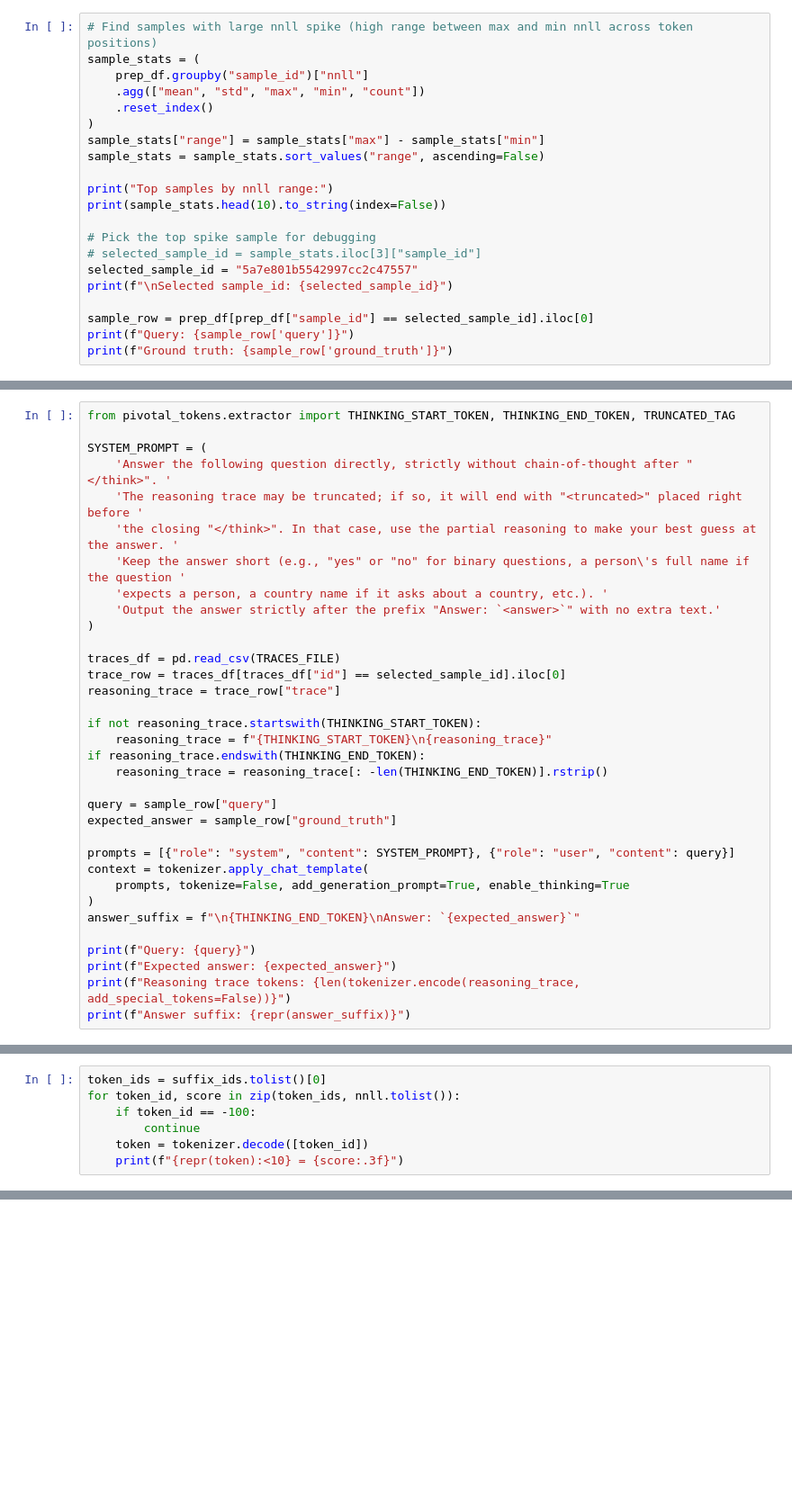
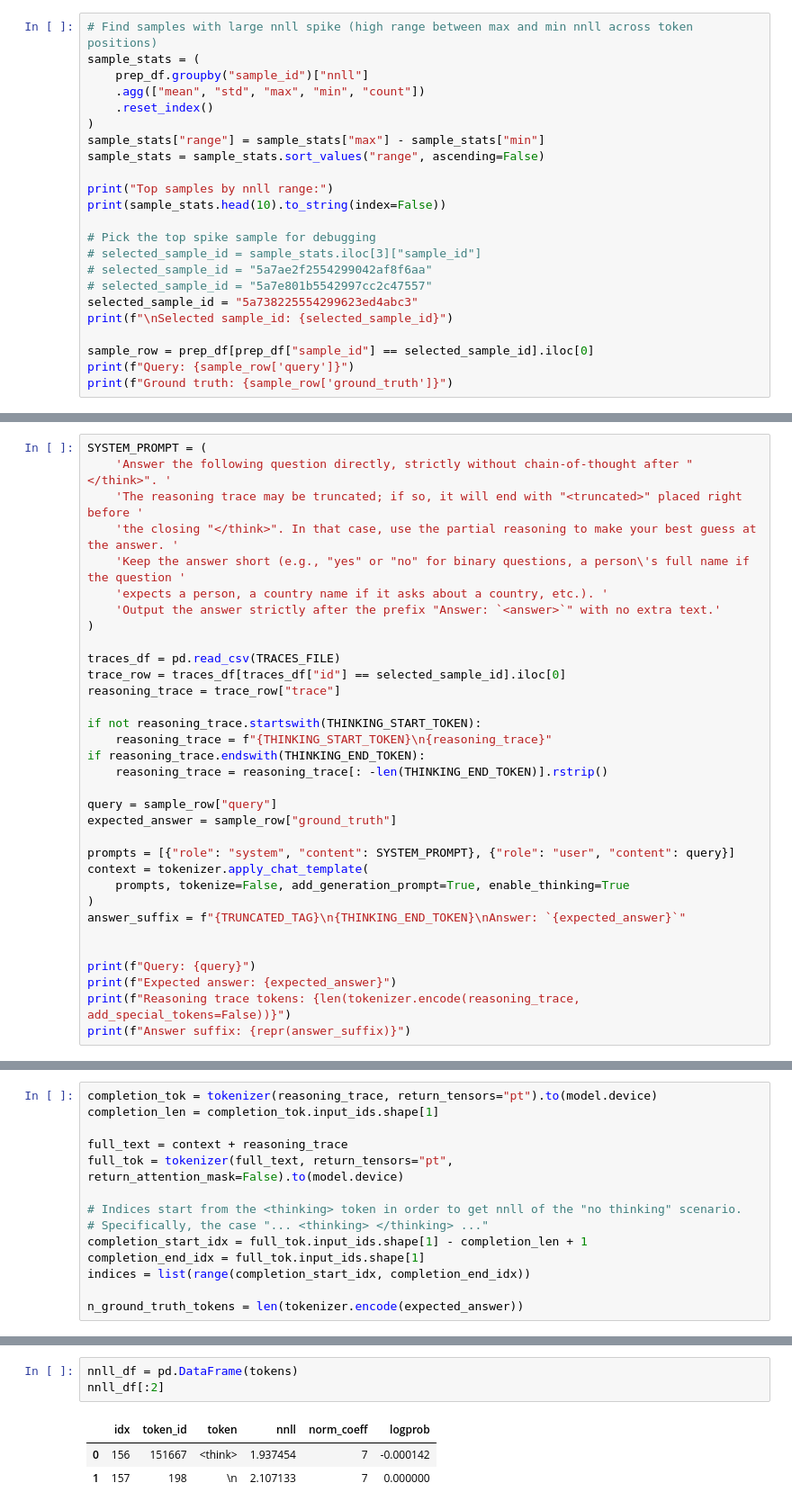
Before and after one commit to maaxap/pivotal_tokens, a Jupyter notebook: notebooks/exp4.1-likelihood-tokens/020_sample_results_analysis.ipynb, the cells around one changed output, grey strips where cells are left out. Shown at 90% size. Drawn from its saved outputs; the diff is of its cells as text; blank space fills up the shorter version.

```diff
--- a/notebooks/exp4.1-likelihood-tokens/020_sample_results_analysis.ipynb
+++ b/notebooks/exp4.1-likelihood-tokens/020_sample_results_analysis.ipynb
@@ -119,7 +118,9 @@ print(sample_stats.head(10).to_string(index=False))
 
 # Pick the top spike sample for debugging
 # selected_sample_id = sample_stats.iloc[3]["sample_id"]
-selected_sample_id = "5a7e801b5542997cc2c47557"
+# selected_sample_id = "5a7ae2f2554299042af8f6aa"
+# selected_sample_id = "5a7e801b5542997cc2c47557"
+selected_sample_id = "5a738225554299623ed4abc3"
 print(f"\nSelected sample_id: {selected_sample_id}")
 
 sample_row = prep_df[prep_df["sample_id"] == selected_sample_id].iloc[0]
@@ -145,6 +146,4 @@ Ground truth: North Holland
 # %%
-from pivotal_tokens.extractor import THINKING_START_TOKEN, THINKING_END_TOKEN, TRUNCATED_TAG
-
 SYSTEM_PROMPT = (
     'Answer the following question directly, strictly without chain-of-thought after "</think>". '
     'The reasoning trace may be truncated; if so, it will end with "<truncated>" placed right before '
@@ -170,7 +169,8 @@ prompts = [{"role": "system", "content": SYSTEM_PROMPT}, {"role": "user", "conte
 context = tokenizer.apply_chat_template(
     prompts, tokenize=False, add_generation_prompt=True, enable_thinking=True
 )
-answer_suffix = f"\n{THINKING_END_TOKEN}\nAnswer: `{expected_answer}`"
+answer_suffix = f"{TRUNCATED_TAG}\n{THINKING_END_TOKEN}\nAnswer: `{expected_answer}`"
+
 
 print(f"Query: {query}")
 print(f"Expected answer: {expected_answer}")
@@ -238,7 +183,0 @@ NNLL: 2.71875
-# %%
-token_ids = suffix_ids.tolist()[0]
-for token_id, score in zip(token_ids, nnll.tolist()):
-    if token_id == -100:
-        continue
-    token = tokenizer.decode([token_id])
-    print(f"{repr(token):<10} = {score:.3f}")
@@ -322,0 +184,14 @@ print(whole_trace_nnll_df[["idx", "token", "nnll", "logprob"]].head(10).to_strin
+# %%
+completion_tok = tokenizer(reasoning_trace, return_tensors="pt").to(model.device)
+completion_len = completion_tok.input_ids.shape[1]
+
+full_text = context + reasoning_trace
+full_tok = tokenizer(full_text, return_tensors="pt", return_attention_mask=False).to(model.device)
+
+# Indices start from the <thinking> token in order to get nnll of the "no thinking" scenario.
+# Specifically, the case "... <thinking> </thinking> ..."
+completion_start_idx = full_tok.input_ids.shape[1] - completion_len + 1
+completion_end_idx = full_tok.input_ids.shape[1]
+indices = list(range(completion_start_idx, completion_end_idx))
+
+n_ground_truth_tokens = len(tokenizer.encode(expected_answer))
@@ -322,0 +277,7 @@ print(whole_trace_nnll_df[["idx", "token", "nnll", "logprob"]].head(10).to_strin
+# %%
+nnll_df = pd.DataFrame(tokens)
+nnll_df[:2]
+# %% [output]
+|  | idx | token_id | token | nnll | norm_coeff | logprob |
+| 0 | 156 | 151667 | <think> | 1.937454 | 7 | -0.000142 |
+| 1 | 157 | 198 | \n | 2.107133 | 7 | 0.000000 |
```
Also changed, not shown: parts of 12 cells of this notebook, 4 other files.
